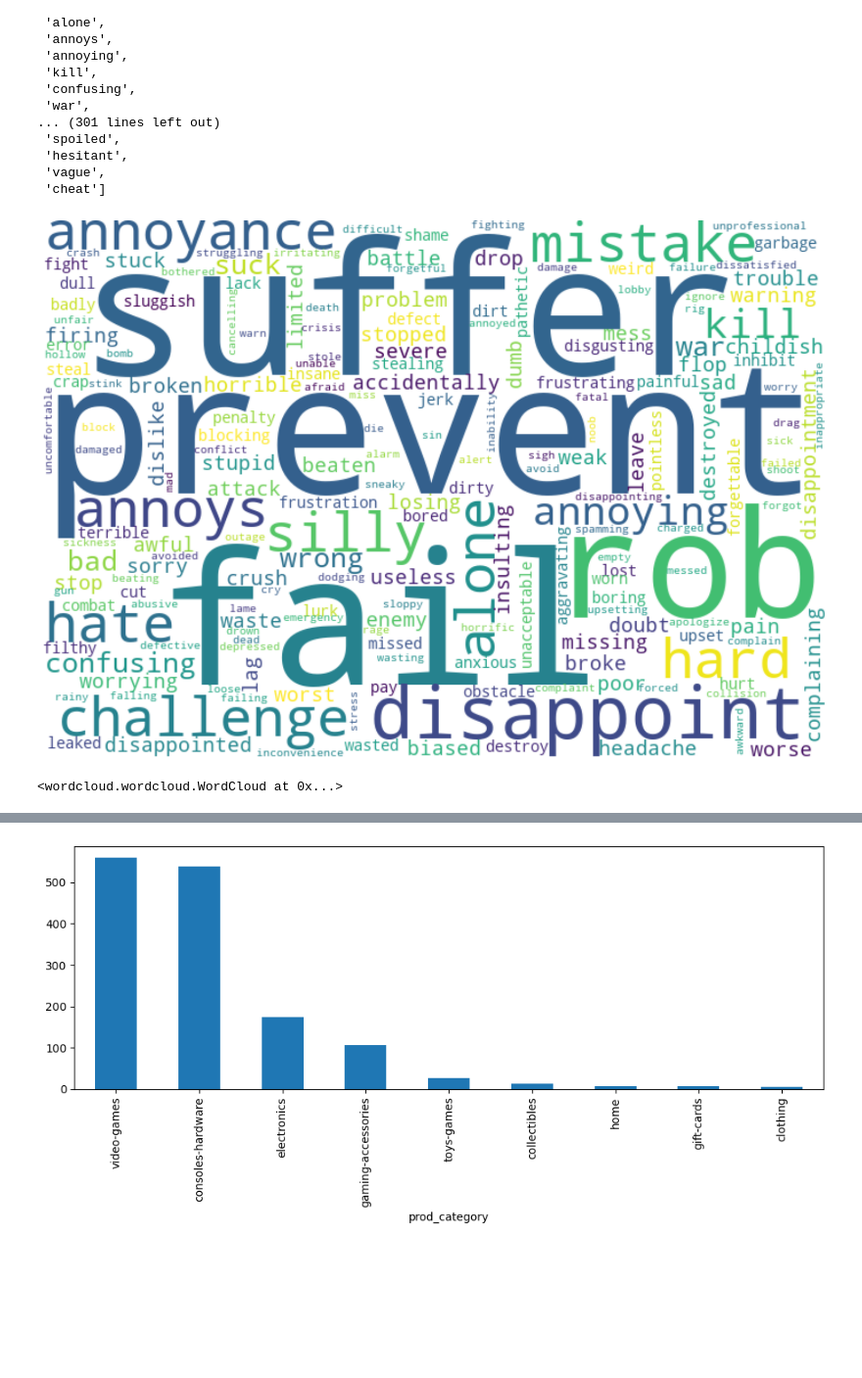
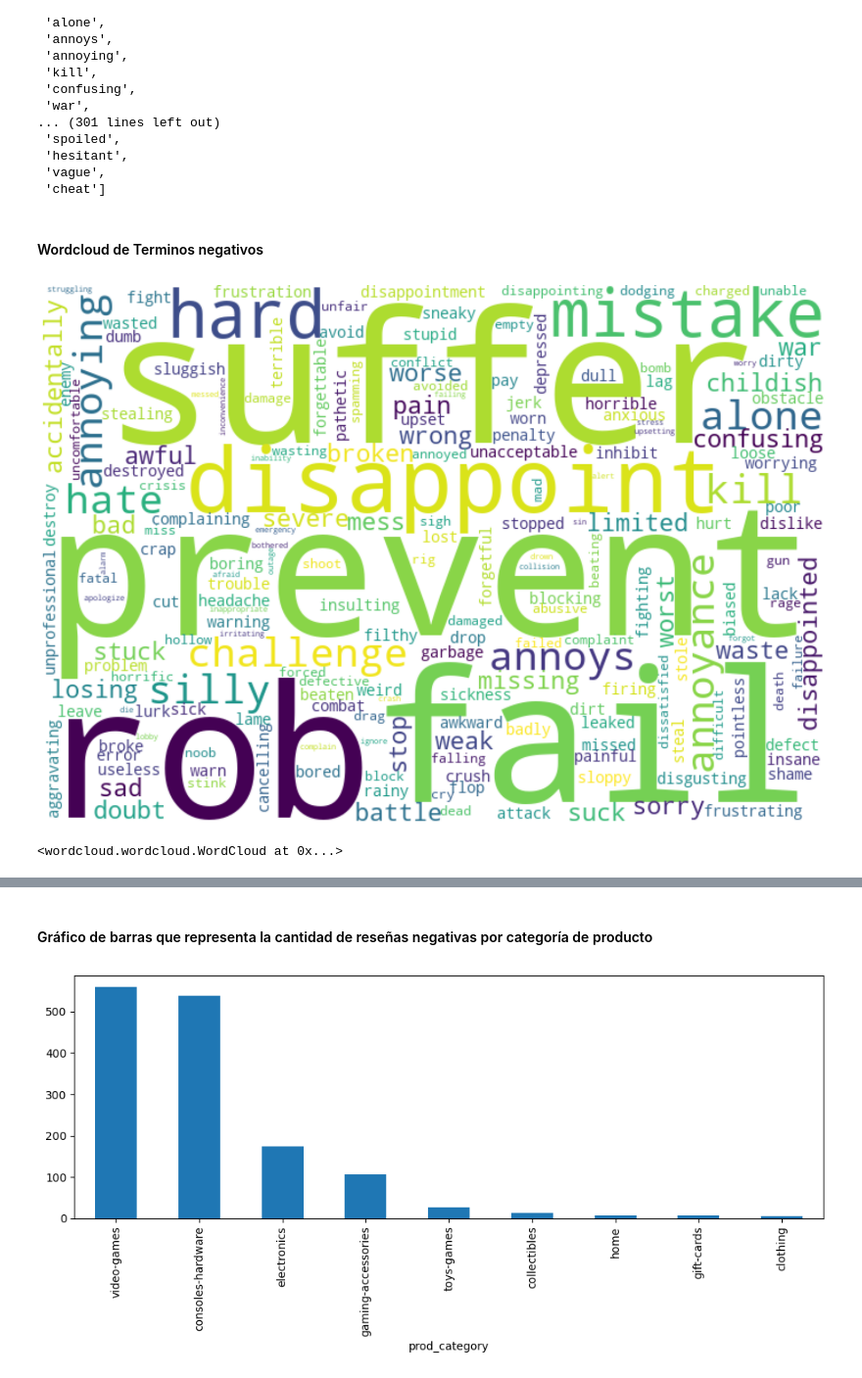
Before and after one commit to AndrewBavuels/GameStop-Reviews, a Jupyter notebook: notebooks/2. main.ipynb, the cells around one changed output, grey strips where cells are left out. Shown at 98% size. Saved outputs shown, nothing was run; the diff lists cells and outputs as text; code cells hidden in the pictures; blank space fills up the shorter version.

```diff
--- a/notebooks/2. main.ipynb
+++ b/notebooks/2. main.ipynb
@@ -435,5 +198,5 @@ from sklearn.linear_model import LinearRegression
 # %%
-processed_reviews_df = pd.read_csv('./data/processed/processed_reviews.csv', sep=',',decimal=',')
+processed_reviews_df = pd.read_csv('../data/processed/processed_reviews.csv', sep=',',decimal=',')
 processed_reviews_df.head(2)
 # %% [output]
 |  | brand | product_name | prod_category | prod_subcategory | prod_type | review_description | helpful_count | ... |
@@ -457,7 +221,6 @@ processed_reviews_df.head(2)
 # %%
-import re
+import nltk
 from nltk.corpus import stopwords
-import nltk
 
 # Descargar palabras vacías de NLTK
 nltk.download('stopwords')
@@ -479,7 +242,7 @@ stop_words_upd.update([
     ']', '\\', ':', ';', '<', '>', '/', '.', ',', '&', '\n',
     '\r', '\t', '|', '“', '"', '–', '”', '©', '-', '—',
     '…', ';', '‘', '’','i', 'me', 'my', 'myself', 'we', 'our', 'ours', 'ourselves', 'you', 'your',
-    'yours', 'yourself', 'yourselves', 'he', 'him', 'his', 'himself', 'she',
+    'yours', 'yourself', 'yourselves', 'he', 'him', 'his', 'himself', 'she','gamestop',
     'her', 'hers', 'herself', 'it', 'its', 'itself', 'they', 'them', 'their',
     'theirs', 'themselves', 'what', 'which', 'who', 'whom', 'this', 'that',
     'these', 'those', 'am', 'is', 'are', 'was', 'were', 'be', 'been', 'being',
@@ -693,6 +460,4 @@ wrd.to_file('positivos_wordcloud.png')
 # %%
-from afinn import Afinn
-
 # Initialize the AFINN sentiment analyzer
 afinn = Afinn()
 
@@ -702,8 +467,6 @@ filtered_sentence = ' '.join(' '.join(tags) for tags in neg_reviews['tags'])
 # Calculate the sentiment score for the entire text
 overall_sentiment = afinn.score(filtered_sentence)
 
-print("Overall sentiment:", overall_sentiment)
-
 # Split the text into individual words
 words = filtered_sentence.split()
 
@@ -711,4 +474,4 @@ words = filtered_sentence.split()
 word_sentiments = {word: afinn.score(word) for word in words}
 
 # Now you can print the individual words based on their sentiment scores
-terms_words = [word for word, score in word_sentiments.items() if score < 0]
+terminos = [word for word, score in word_sentiments.items() if score < 0]
@@ -734,37 +495,36 @@ terms_words
  'hesitant',
  'vague',
  'cheat']
+# %% [markdown]
+#### Wordcloud de Terminos negativos
 # %%
-from wordcloud import WordCloud, STOPWORDS
-import matplotlib.pyplot as plt
-
 # Assuming stop_words is defined somewhere earlier in your code
 
 # Set up WordCloud parameters
 stopwords = set(STOPWORDS)
 stopwords.update(['words', 'to', 'exclude', 'from', 'the', 'wordcloud'])
 wrd = WordCloud(
     background_color='white',
     width=700,
     height=480,
     margin=0,
     collocations=False,
     stopwords=stopwords
 )
 
 # Generate the word cloud for negative sentiment words
-neg_wordcloud = wrd.generate(' '.join(terms_words))
+neg_wordcloud = wrd.generate(' '.join(terminos))
 
 # Plot the word cloud for positive sentiment words
-plt.figure(figsize=(20, 10))
+plt.figure(figsize=(15, 10))
 plt.imshow(neg_wordcloud, interpolation='bilinear')
 plt.axis("off")
 plt.tight_layout()  # Adjust layout to make it tighter
 plt.show()
 
 # Save the word cloud image
 wrd.to_file('negativos_wordcloud.png')
 # %% [output]
-[figure, old version]
+[figure, new version]
 <wordcloud.wordcloud.WordCloud at 0x...>
 # %%
@@ -783,6 +544,8 @@ neg_reviews[neg_reviews['review_description'].str.contains('fail')]
 | 4221 | Bethesda Softworks | Fallout 4 - PlayStation 4 | video-games | playstation-4 | fallout-4---playstation-4 | i had really high hopes for this ... | 1 | ... |
 | 4311 | Microsoft | Forza Horizon 4 - Xbox One | video-games | xbox-one | forza-horizon-4---xbox-one | graphics are great but fails ever... | 1 | ... |
 | 4337 | Bethesda Softworks | Fallout 4 - PlayStation 4 | video-games | playstation-4 | fallout-4---playstation-4 | all dressed up with no place to g... | 12 | ... |
+# %% [markdown]
+#### Gráfico de barras que representa la cantidad de reseñas negativas por categoría de producto
 # %%
 plt.figure(figsize=(10, 5))
 neg_reviews['prod_category'].value_counts().plot(kind='bar')
```
Also changed, not shown: parts of 119 cells of this notebook, 1 other file.
